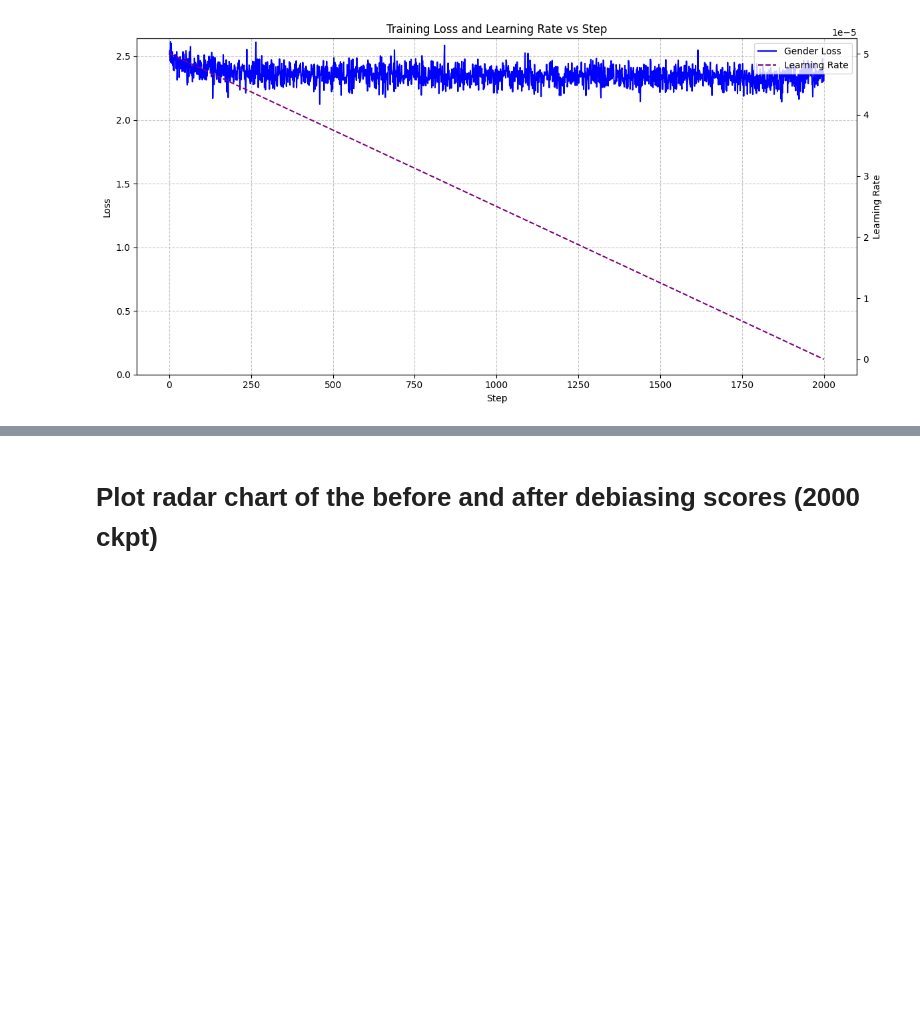
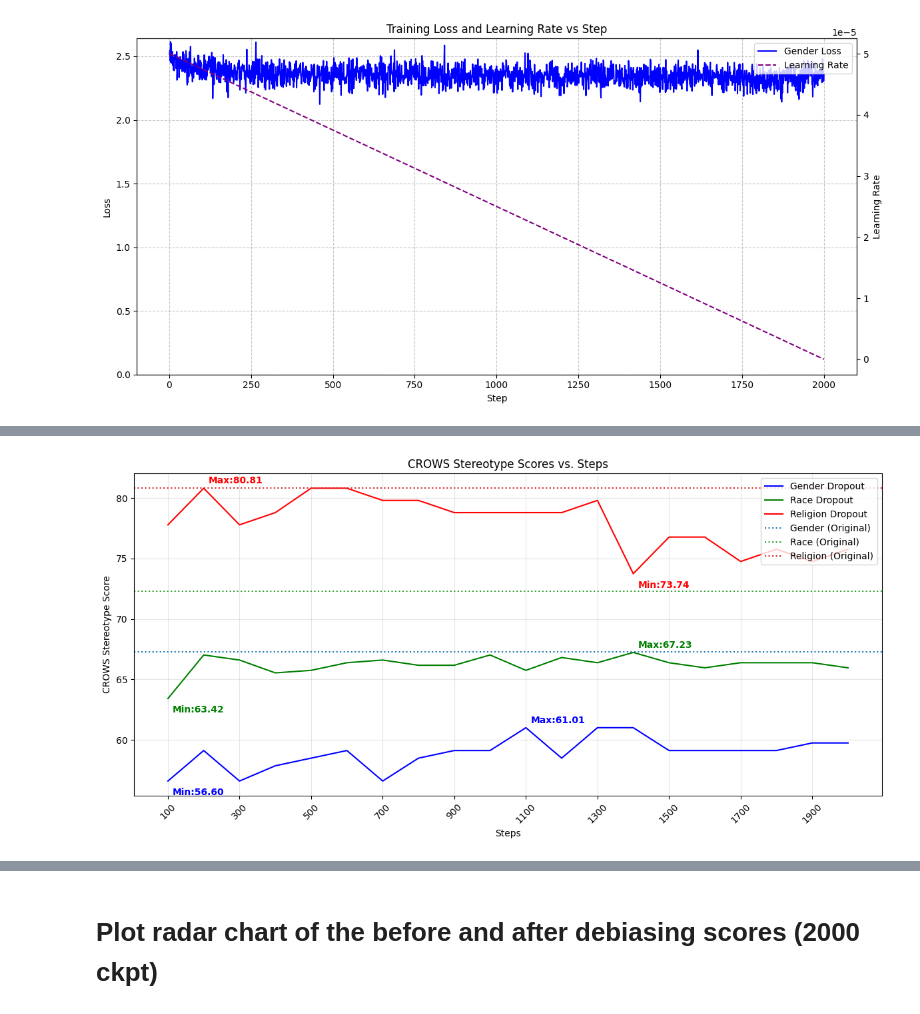
Before and after one commit to ao9000/bias-bench, a Jupyter notebook: visualization/run_dropout_visualization.ipynb, the cells around one changed output, grey strips where cells are left out. Saved outputs shown, nothing was run; the diff lists cells and outputs as text; code cells hidden in the pictures; blank space fills up the shorter version.

Commit message:
Added visualization for llama 2 dropout debias

```diff
--- a/visualization/run_dropout_visualization.ipynb
+++ b/visualization/run_dropout_visualization.ipynb
@@ -598,0 +601,7 @@ fig.savefig('media/dropout/phi2_dropout_loss_step.png')
+# %%
+# File paths
+llama_crows_results_dir = '../results/crows_Dropout/crows_m-DropoutLlama2LMHeadModel_c-meta-llama_Llama-2-7b-hf.json'
+llama_stereoset_results_dir = '../results/stereoset_Dropout_processed/llama2'
+llama_before_debias_crows_results_dir = '../results/crows/crows_m-LlamaForCausalLM_c-meta-llama_Llama-2-7b-hf.json'
+llama_before_debias_stereoset_results_dir = '../results/stereoset_processed/stereoset_m-LlamaForCausalLM_c-meta-llama_Llama-2-7b-hf_s-42.json'
+llama_training_output_dir = '../results/dropout_FT/llama2'
@@ -598,0 +659,74 @@ fig.savefig('media/dropout/phi2_dropout_loss_step.png')
+# %%
+import matplotlib.pyplot as plt
+import os
+import numpy as np
+
+# Plot crows stereotype score vs step
+# Left axis: crows stereotype score for 3 categories gender, race, religion
+# Bottom axis: Step
+
+# Create the plot
+fig, ax = plt.subplots(figsize=(12, 6))
+
+# Function to plot a line and label its max and min points
+def plot_line_with_labels(ax, x, y, color, label):
+    line, = ax.plot(x, y, color=color, label=label)
+
+    # Find max and min points
+    max_index = np.argmax(y)
+    min_index = np.argmin(y)
+
+    # Label max point
+    ax.annotate(f'Max:{y[max_index]:.2f}',
+                (x[max_index], y[max_index]),
+                xytext=(5, 5), textcoords='offset points',
+                color=color, fontweight='bold')
+
+    # Label min point
+    ax.annotate(f'Min:{y[min_index]:.2f}',
+                (x[min_index], y[min_index]),
+                xytext=(5, -15), textcoords='offset points',
+                color=color, fontweight='bold')
+
+    return line
+
+# Plot CROWS stereotype scores with labels
+gender_line = plot_line_with_labels(ax, steps, gender_scores, 'blue', 'Gender Dropout')
+race_line = plot_line_with_labels(ax, steps, race_scores, 'green', 'Race Dropout')
+religion_line = plot_line_with_labels(ax, steps, religion_scores, 'red', 'Religion Dropout')
+
+# Set labels and title
+ax.set_xlabel('Steps')
+ax.set_ylabel('CROWS Stereotype Score')
+ax.set_title('CROWS Stereotype Scores vs. Steps')
+
+# Draw line for original stereotype score crows and add labels
+ax.axhline(y=crows_before_debias_ss_gender, color='tab:blue', linestyle='dotted', label='Gender (Original)')
+# ax.text(ax.get_xlim()[1], stereoset_before_debias_ss_gender, f' {stereoset_before_debias_ss_gender:.2f}',
+#         va='center', ha='left', color='tab:blue')
+
+ax.axhline(y=crows_before_debias_ss_race, color='tab:green', linestyle='dotted', label='Race (Original)')
+# ax.text(ax.get_xlim()[1], stereoset_before_debias_ss_race, f' {stereoset_before_debias_ss_race:.2f}',
+#         va='center', ha='left', color='tab:green')
+
+ax.axhline(y=crows_before_debias_ss_religion, color='tab:red', linestyle='dotted', label='Religion (Original)')
+# ax.text(ax.get_xlim()[1], stereoset_before_debias_ss_religion, f' {stereoset_before_debias_ss_religion:.2f}',
+#         va='center', ha='left', color='tab:red')
+
+# Add legend
+ax.legend(loc='upper right')
+
+# Add grid
+plt.grid(True, alpha=0.3)
+
+# Adjust x-axis ticks
+plt.xticks(steps[::2], rotation=45)  # Show every other step label, rotated 45 degrees
+
+# Show the plot
+plt.tight_layout()
+plt.show()
+
+# Save chart in media dir
+fig.savefig('media/dropout/llama2_dropout_crows.png')
+# %% [output]
+[figure, added]
```
Also changed, not shown: parts of 16 cells of this notebook, 5 other files.
